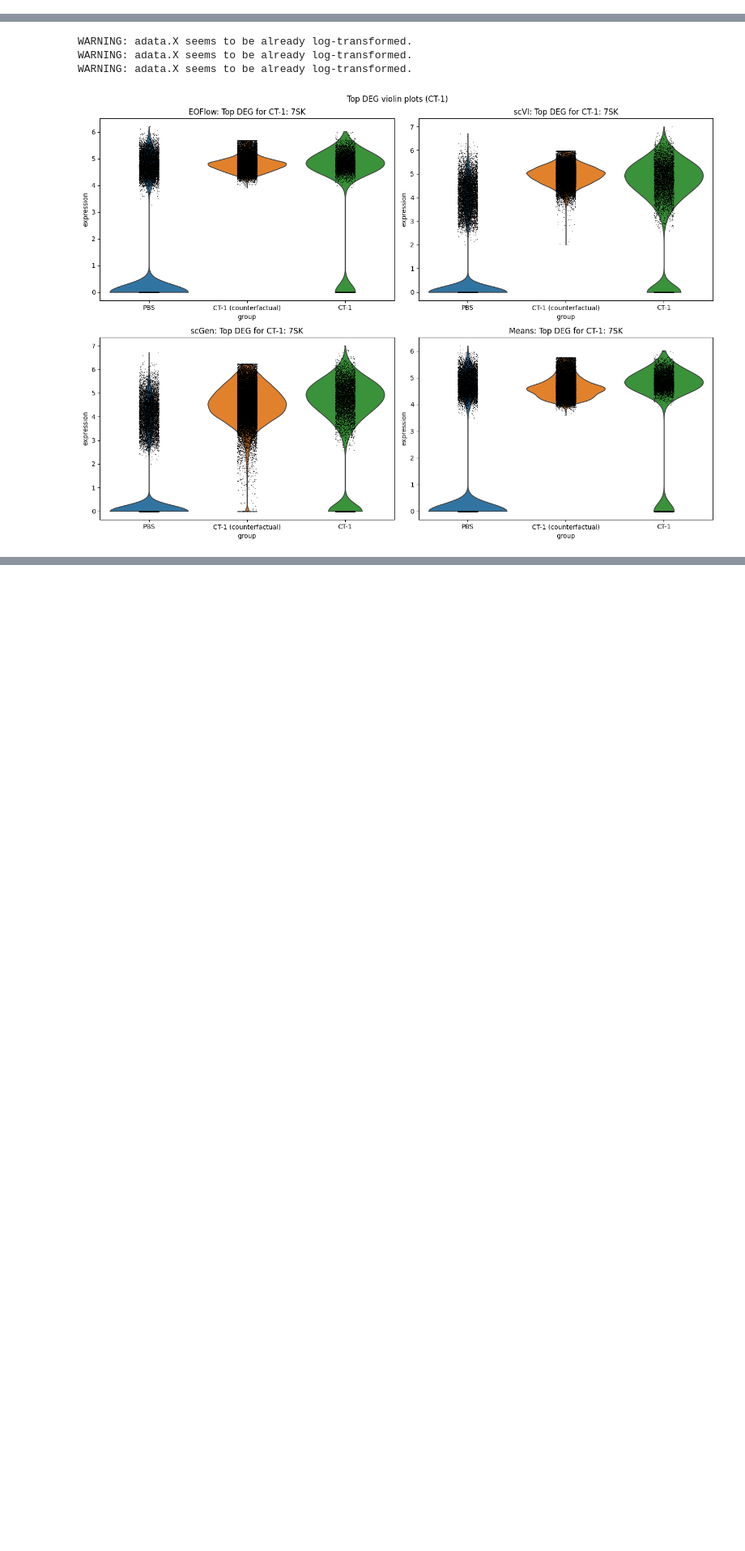
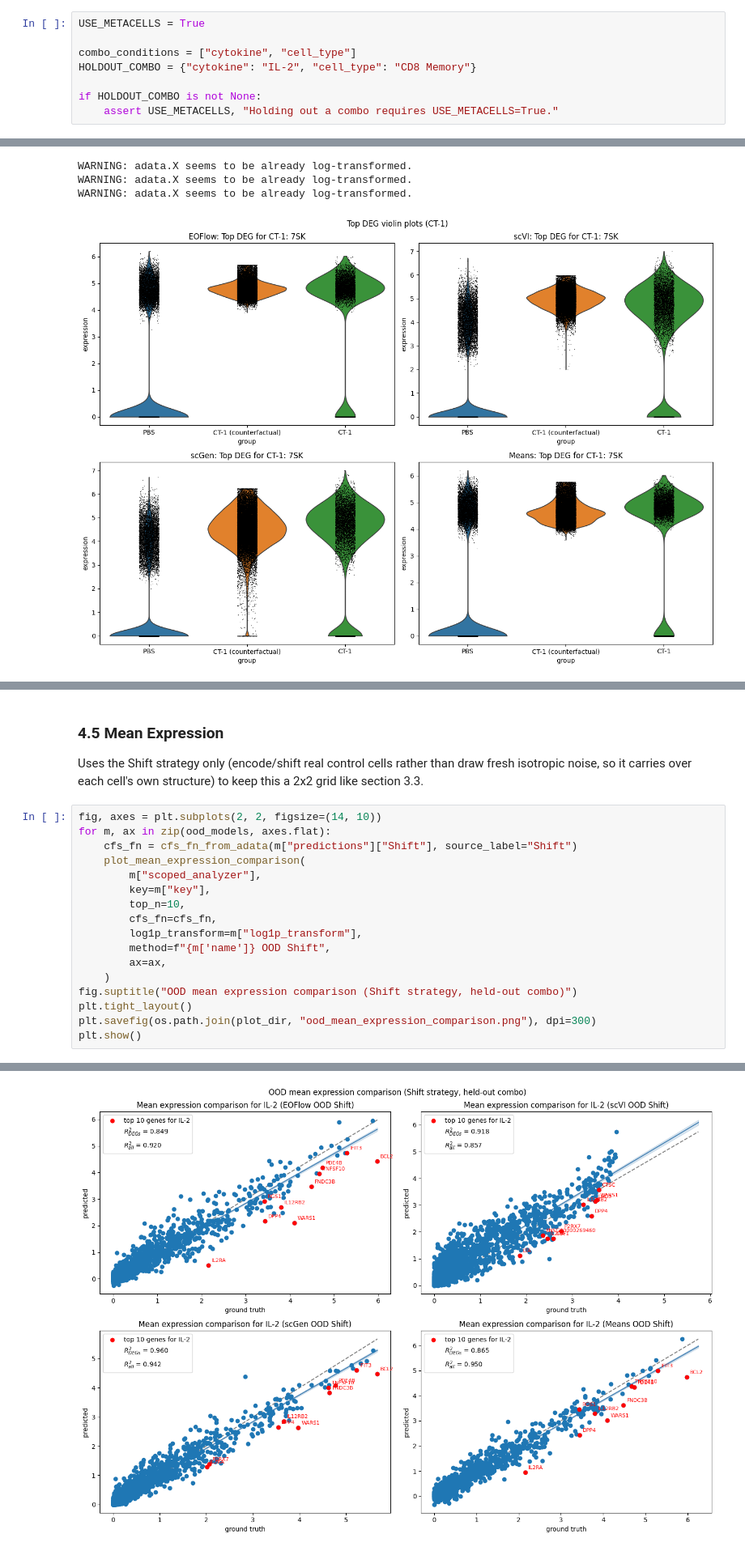
Before and after one commit to jan904/B-EOFlow, a Jupyter notebook: comparison.ipynb, the cells around one changed output, grey strips where cells are left out. Shown at 81% size. Saved outputs shown, nothing was run; the diff lists cells and outputs as text; blank space fills up the shorter version.

```diff
--- a/comparison.ipynb
+++ b/comparison.ipynb
@@ -48,3 +68,11 @@ plot_dir = os.path.join(comparison_dir, "plots")
 os.makedirs(plot_dir, exist_ok=True)
 # %% [markdown]
 ## 2. Load Models
+# %%
+USE_METACELLS = True
+
+combo_conditions = ["cytokine", "cell_type"]
+HOLDOUT_COMBO = {"cytokine": "IL-2", "cell_type": "CD8 Memory"}
+
+if HOLDOUT_COMBO is not None:
+    assert USE_METACELLS, "Holding out a combo requires USE_METACELLS=True."
@@ -658,0 +1099,22 @@ WARNING: adata.X seems to be already log-transformed.
+# %% [markdown]
+### 4.5 Mean Expression
+
+Uses the Shift strategy only (encode/shift real control cells rather than draw fresh isotropic noise, so it carries over each cell's own structure) to keep this a 2x2 grid like section 3.3.
+# %%
+fig, axes = plt.subplots(2, 2, figsize=(14, 10))
+for m, ax in zip(ood_models, axes.flat):
+    cfs_fn = cfs_fn_from_adata(m["predictions"]["Shift"], source_label="Shift")
+    plot_mean_expression_comparison(
+        m["scoped_analyzer"],
+        key=m["key"],
+        top_n=10,
+        cfs_fn=cfs_fn,
+        log1p_transform=m["log1p_transform"],
+        method=f"{m['name']} OOD Shift",
+        ax=ax,
+    )
+fig.suptitle("OOD mean expression comparison (Shift strategy, held-out combo)")
+plt.tight_layout()
+plt.savefig(os.path.join(plot_dir, "ood_mean_expression_comparison.png"), dpi=300)
+plt.show()
+# %% [output]
@@ -658,0 +1123 @@ WARNING: adata.X seems to be already log-transformed.
+[figure, added]
```
Also changed, not shown: parts of 25 cells of this notebook, 12 other files.
